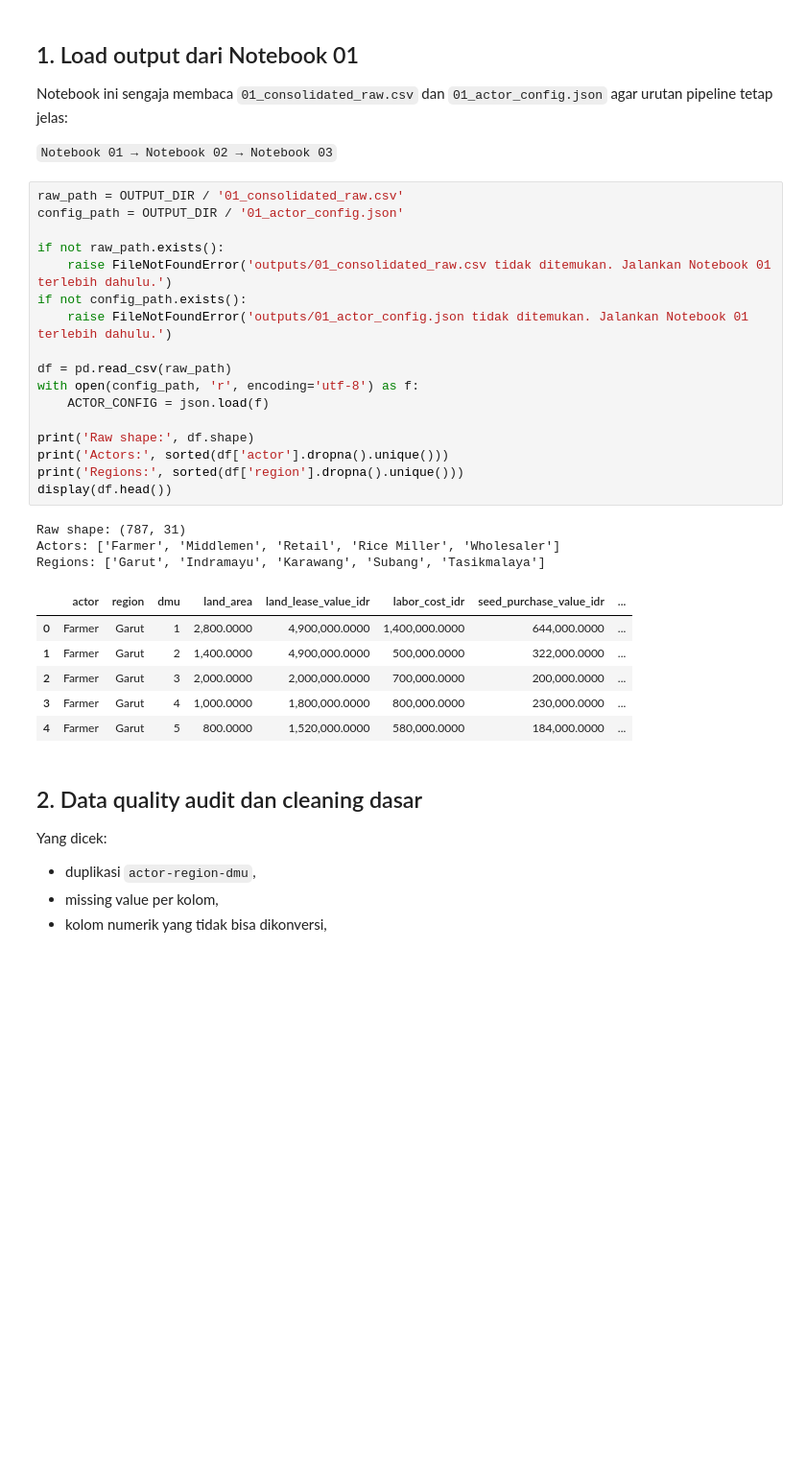
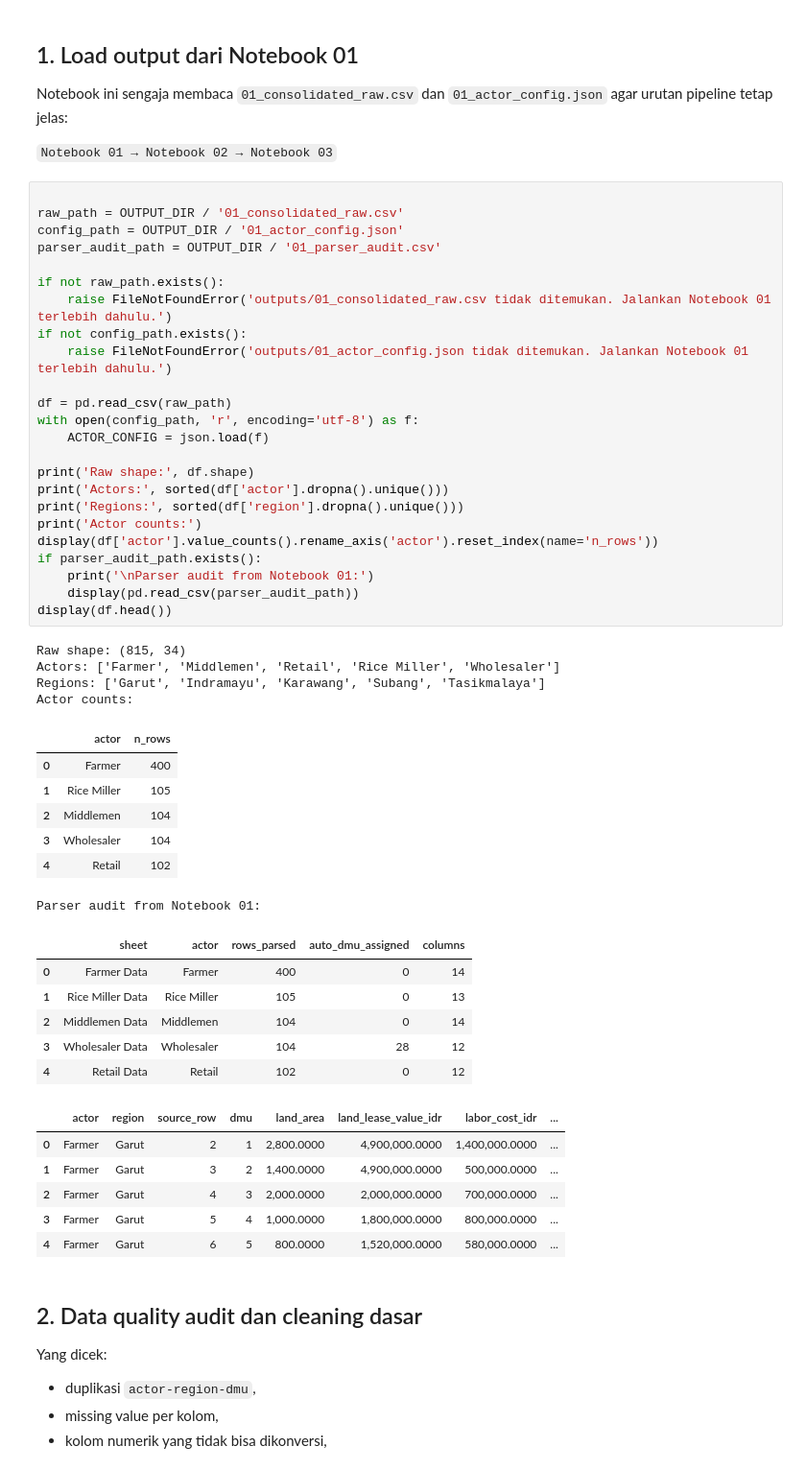
Before and after one commit to Ditt-A/RiceGuard, a Jupyter notebook: 02_preprocessing_pseudo_labeling.ipynb, the cells around one changed output. Shown at 96% size. Saved outputs shown, nothing was run; the diff lists cells and outputs as text; blank space fills up the shorter version.

```diff
--- a/02_preprocessing_pseudo_labeling.ipynb
+++ b/02_preprocessing_pseudo_labeling.ipynb
@@ -110,32 +112,53 @@ Notebook ini sengaja membaca `01_consolidated_raw.csv` dan `01_actor_config.json
 
 `Notebook 01 → Notebook 02 → Notebook 03`
 # %%
+
 raw_path = OUTPUT_DIR / '01_consolidated_raw.csv'
 config_path = OUTPUT_DIR / '01_actor_config.json'
+parser_audit_path = OUTPUT_DIR / '01_parser_audit.csv'
 
 if not raw_path.exists():
     raise FileNotFoundError('outputs/01_consolidated_raw.csv tidak ditemukan. Jalankan Notebook 01 terlebih dahulu.')
 if not config_path.exists():
     raise FileNotFoundError('outputs/01_actor_config.json tidak ditemukan. Jalankan Notebook 01 terlebih dahulu.')
 
 df = pd.read_csv(raw_path)
 with open(config_path, 'r', encoding='utf-8') as f:
     ACTOR_CONFIG = json.load(f)
 
 print('Raw shape:', df.shape)
 print('Actors:', sorted(df['actor'].dropna().unique()))
 print('Regions:', sorted(df['region'].dropna().unique()))
+print('Actor counts:')
+display(df['actor'].value_counts().rename_axis('actor').reset_index(name='n_rows'))
+if parser_audit_path.exists():
+    print('\nParser audit from Notebook 01:')
+    display(pd.read_csv(parser_audit_path))
 display(df.head())
 # %% [output]
-Raw shape: (787, 31)
+Raw shape: (815, 34)
 Actors: ['Farmer', 'Middlemen', 'Retail', 'Rice Miller', 'Wholesaler']
 Regions: ['Garut', 'Indramayu', 'Karawang', 'Subang', 'Tasikmalaya']
+Actor counts:
-|  | actor | region | dmu | land_area | land_lease_value_idr | labor_cost_idr | seed_purchase_value_idr | ... |
-| 0 | Farmer | Garut | 1 | 2,800.0000 | 4,900,000.0000 | 1,400,000.0000 | 644,000.0000 | ... |
-| 1 | Farmer | Garut | 2 | 1,400.0000 | 4,900,000.0000 | 500,000.0000 | 322,000.0000 | ... |
-| 2 | Farmer | Garut | 3 | 2,000.0000 | 2,000,000.0000 | 700,000.0000 | 200,000.0000 | ... |
-| 3 | Farmer | Garut | 4 | 1,000.0000 | 1,800,000.0000 | 800,000.0000 | 230,000.0000 | ... |
-| 4 | Farmer | Garut | 5 | 800.0000 | 1,520,000.0000 | 580,000.0000 | 184,000.0000 | ... |
+|  | actor | n_rows |
+| 0 | Farmer | 400 |
+| 1 | Rice Miller | 105 |
+| 2 | Middlemen | 104 |
+| 3 | Wholesaler | 104 |
+| 4 | Retail | 102 |
+Parser audit from Notebook 01:
+|  | sheet | actor | rows_parsed | auto_dmu_assigned | columns |
+| 0 | Farmer Data | Farmer | 400 | 0 | 14 |
+| 1 | Rice Miller Data | Rice Miller | 105 | 0 | 13 |
+| 2 | Middlemen Data | Middlemen | 104 | 0 | 14 |
+| 3 | Wholesaler Data | Wholesaler | 104 | 28 | 12 |
+| 4 | Retail Data | Retail | 102 | 0 | 12 |
+|  | actor | region | source_row | dmu | land_area | land_lease_value_idr | labor_cost_idr | ... |
+| 0 | Farmer | Garut | 2 | 1 | 2,800.0000 | 4,900,000.0000 | 1,400,000.0000 | ... |
+| 1 | Farmer | Garut | 3 | 2 | 1,400.0000 | 4,900,000.0000 | 500,000.0000 | ... |
+| 2 | Farmer | Garut | 4 | 3 | 2,000.0000 | 2,000,000.0000 | 700,000.0000 | ... |
+| 3 | Farmer | Garut | 5 | 4 | 1,000.0000 | 1,800,000.0000 | 800,000.0000 | ... |
+| 4 | Farmer | Garut | 6 | 5 | 800.0000 | 1,520,000.0000 | 580,000.0000 | ... |
 # %% [markdown]
 ## 2. Data quality audit dan cleaning dasar
 
```
Also changed, not shown: parts of 12 cells of this notebook, 44 other files.
